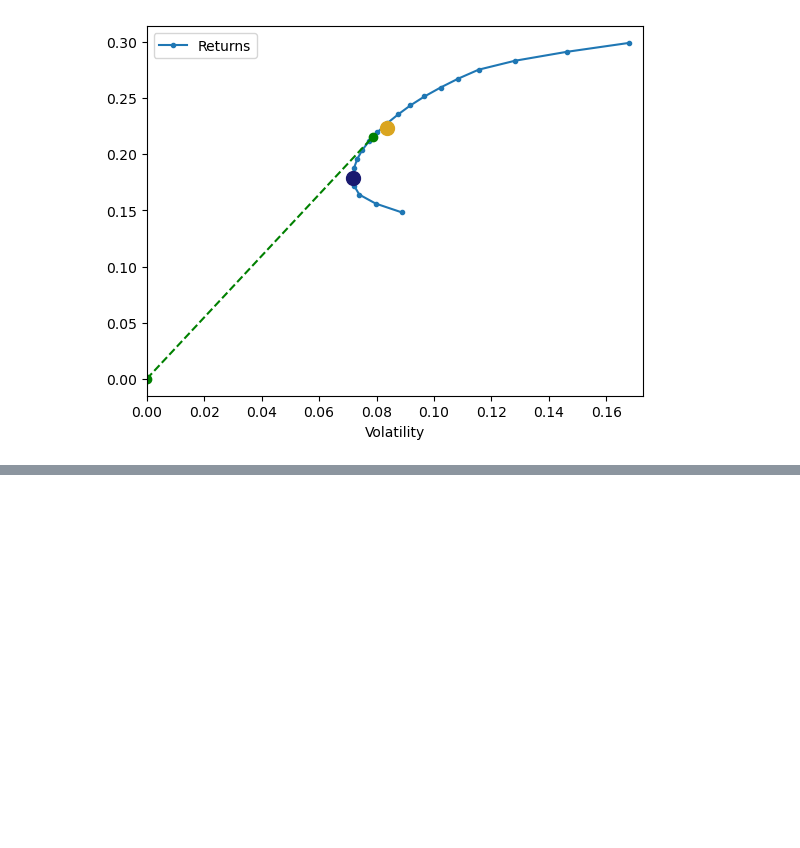
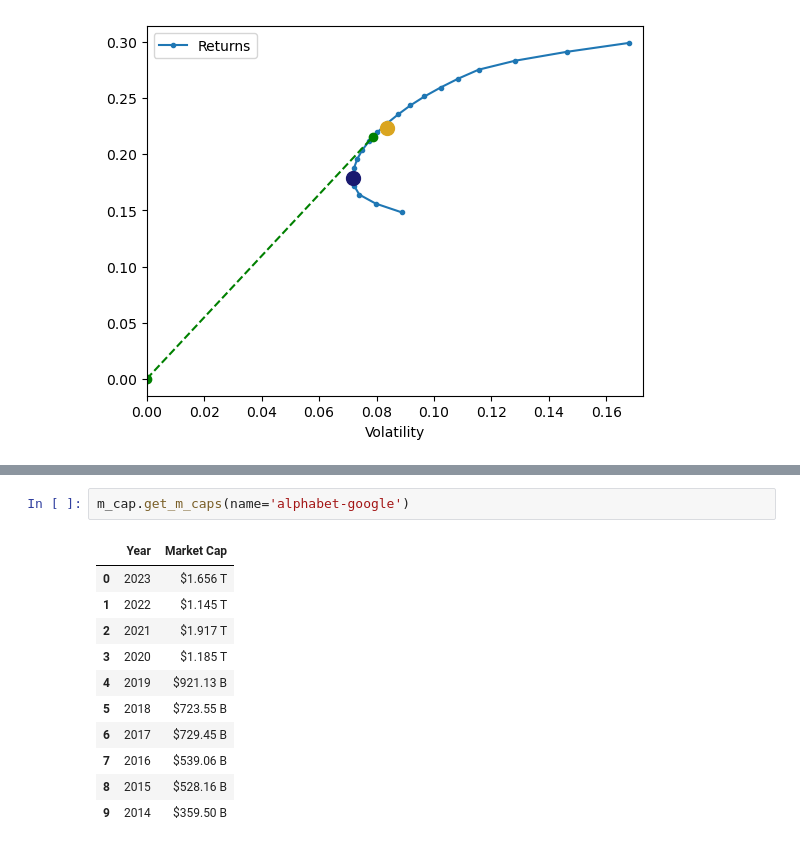
Before and after one commit to ahmet794/stonks, a Jupyter notebook: returns.ipynb, the cells around one changed output, grey strips where cells are left out. Drawn from its saved outputs; the diff is of its cells as text; blank space fills up the shorter version.

```diff
--- a/returns.ipynb
+++ b/returns.ipynb
@@ -281,0 +289,14 @@ Year: 2001, Market Cap: $7.71 B
+# %%
+m_cap.get_m_caps(name='alphabet-google')
+# %% [output]
+|  | Year | Market Cap |
+| 0 | 2023 | $1.656 T |
+| 1 | 2022 | $1.145 T |
+| 2 | 2021 | $1.917 T |
+| 3 | 2020 | $1.185 T |
+| 4 | 2019 | $921.13 B |
+| 5 | 2018 | $723.55 B |
+| 6 | 2017 | $729.45 B |
+| 7 | 2016 | $539.06 B |
+| 8 | 2015 | $528.16 B |
+| 9 | 2014 | $359.50 B |
```
Also changed, not shown: parts of 2 cells of this notebook, 1 other file.
